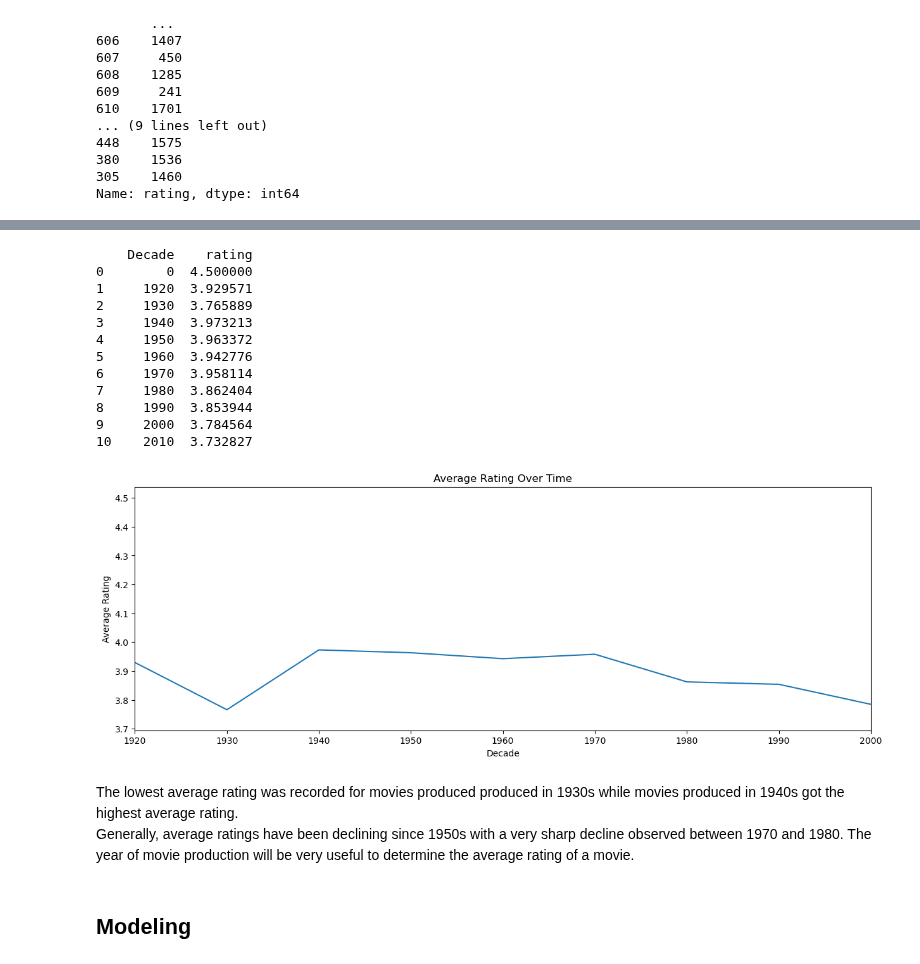
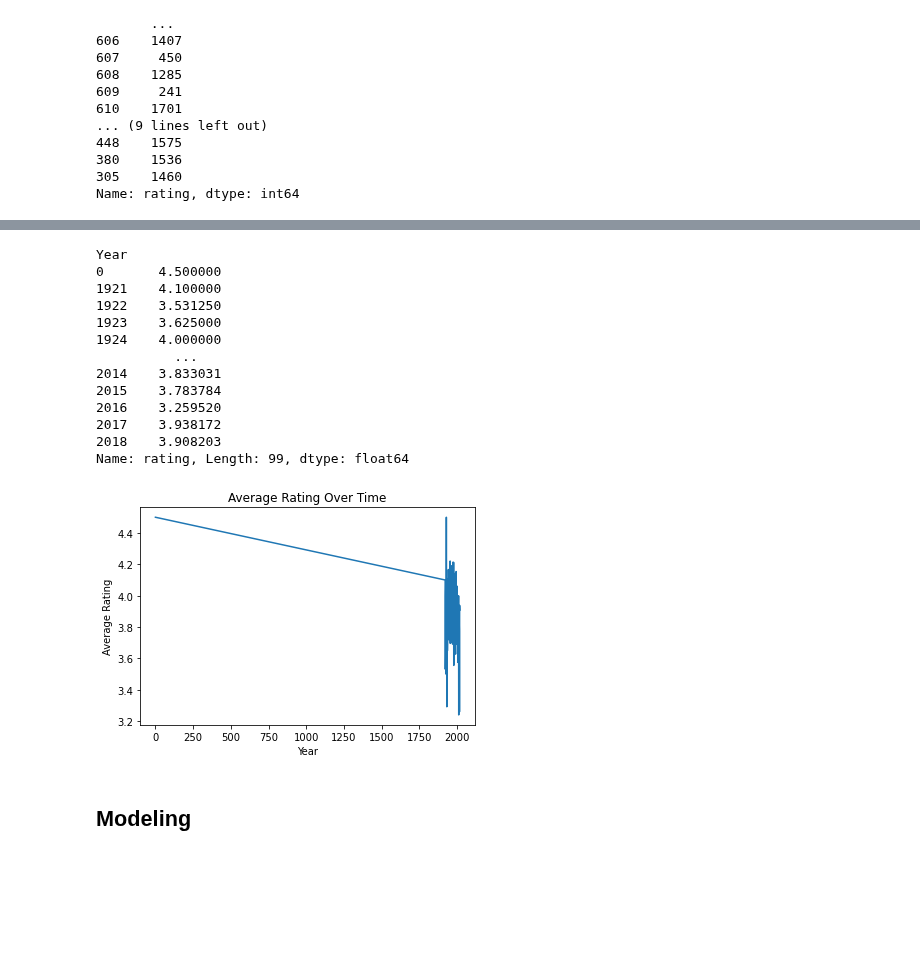
Before and after one commit to robertmbau/Movie-Recommendation-System, a Jupyter notebook: Movie Recommendation Systems.ipynb, the cells around one changed output, grey strips where cells are left out. Saved outputs shown, nothing was run; the diff lists cells and outputs as text; code cells hidden in the pictures; blank space fills up the shorter version.

```diff
--- a/Movie Recommendation Systems.ipynb
+++ b/Movie Recommendation Systems.ipynb
@@ -490,45 +468,30 @@ ratings_by_decade
 # %%
 #Temporal Analysis
 # Trends in ratings over time
-ratings_over_time = merged_dataset.groupby('Year')['rating'].mean().reset_index()
-ratings_over_time['Decade'] = (ratings_over_time['Year'] // 10) * 10
-
-ratings_by_decade = ratings_over_time.groupby('Decade')['rating'].mean().reset_index()
-ratings_by_decade['Decade'] = pd.to_numeric(ratings_by_decade['Decade']
-
-print(ratings_by_decade)
-
-
-
+ratings_over_time = merged_dataset.groupby('Year')['rating'].mean()
+print(ratings_over_time)
 
 # Line plot for ratings over time
-fig, ax = plt.subplots(figsize=(15, 5))
-plt.plot(ratings_by_decade['Decade'], ratings_by_decade['rating'])
-plt.xlabel('Decade')
-plt.xlim(1920, 2000)  # Set the x-axis limits
+plt.plot(ratings_over_time.index, ratings_over_time.values)
+plt.xlabel('Year')
 plt.ylabel('Average Rating')
 plt.title('Average Rating Over Time')
-
-# Show the plot
 plt.show()
 # %% [output]
-    Decade    rating
-0        0  4.500000
-1     1920  3.929571
-2     1930  3.765889
-3     1940  3.973213
-4     1950  3.963372
-5     1960  3.942776
-6     1970  3.958114
-7     1980  3.862404
-8     1990  3.853944
-9     2000  3.784564
-10    2010  3.732827
+Year
+0       4.500000
+1921    4.100000
+1922    3.531250
+1923    3.625000
+1924    4.000000
+          ...
+2014    3.833031
+2015    3.783784
+2016    3.259520
+2017    3.938172
+2018    3.908203
+Name: rating, Length: 99, dtype: float64
-[figure, old version]
+[figure, new version]
-# %% [markdown]
-The lowest average rating was recorded for movies produced produced in 1930s while movies produced in 1940s got the highest average rating.<br>
-Generally, average ratings have been declining since 1950s with a very sharp decline observed between 1970 and 1980.<r>
-The year of movie production will be very useful to determine the average rating of a movie.
 # %% [markdown]
 ## Modeling
 # %%
```
Also changed, not shown: parts of 33 cells of this notebook, 4 other files.
